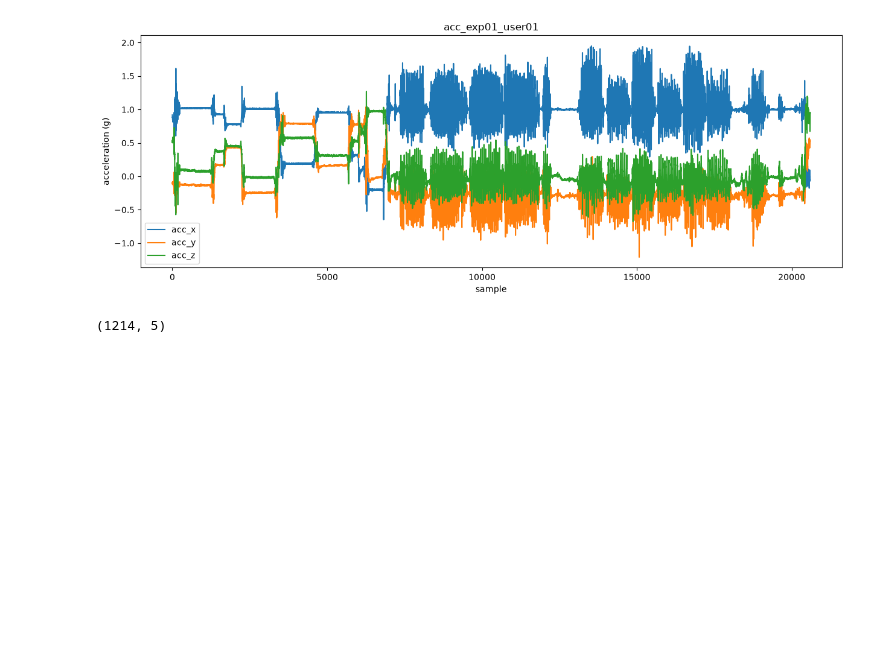
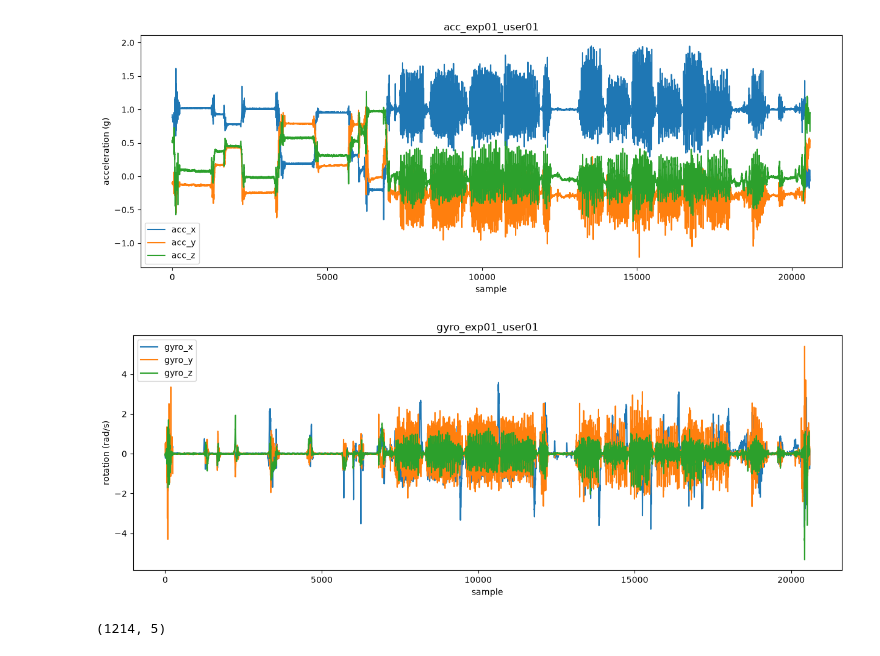
Before and after one commit to BrnDnzDzgn/Human_Activity_Recognition, a Jupyter notebook: exploration.ipynb, the cells around one changed output. Saved outputs shown, nothing was run; the diff lists cells and outputs as text; code cells hidden in the pictures; blank space fills up the shorter version.

```diff
--- a/exploration.ipynb
+++ b/exploration.ipynb
@@ -28,6 +42,18 @@ plt.title('acc_exp01_user01')
 plt.show()
 # %% [output]
 [figure]
+# %%
+plt.figure(figsize=(15, 5))
+plt.plot(gyro1['gyro_x'], label='gyro_x')
+plt.plot(gyro1['gyro_y'], label='gyro_y')
+plt.plot(gyro1['gyro_z'], label='gyro_z')
+plt.legend()
+plt.xlabel('sample')
+plt.ylabel('rotation (rad/s)')
+plt.title('gyro_exp01_user01')
+plt.show()
+# %% [output]
+[figure, added]
 # %%
 labels = pd.read_csv("../Human_Activity_Recognition/dataset/RawData/labels.txt",
                     sep=r'\s+', header=None,
```
Also changed, not shown: parts of 14 cells of this notebook, 1 other file.
